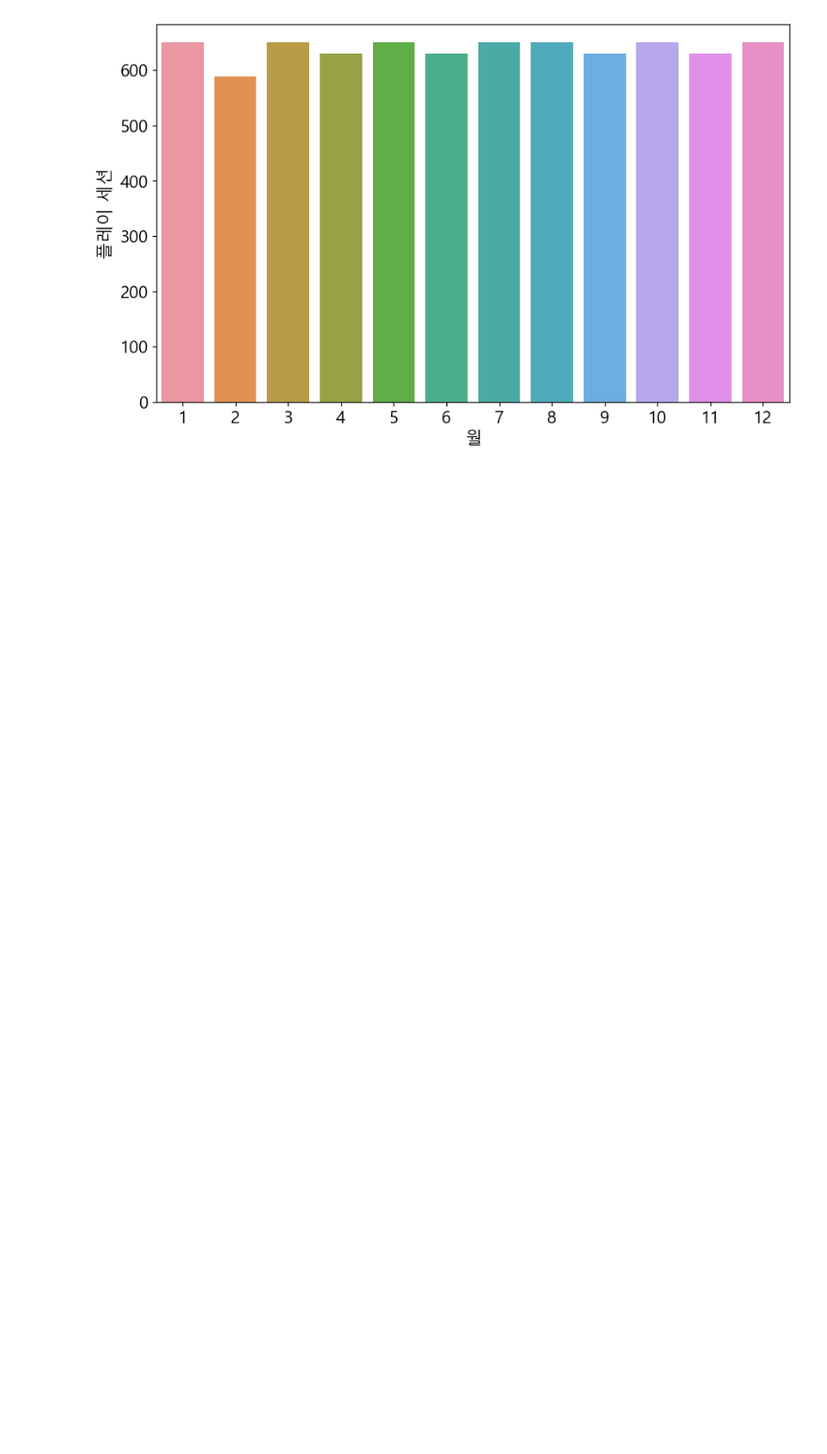
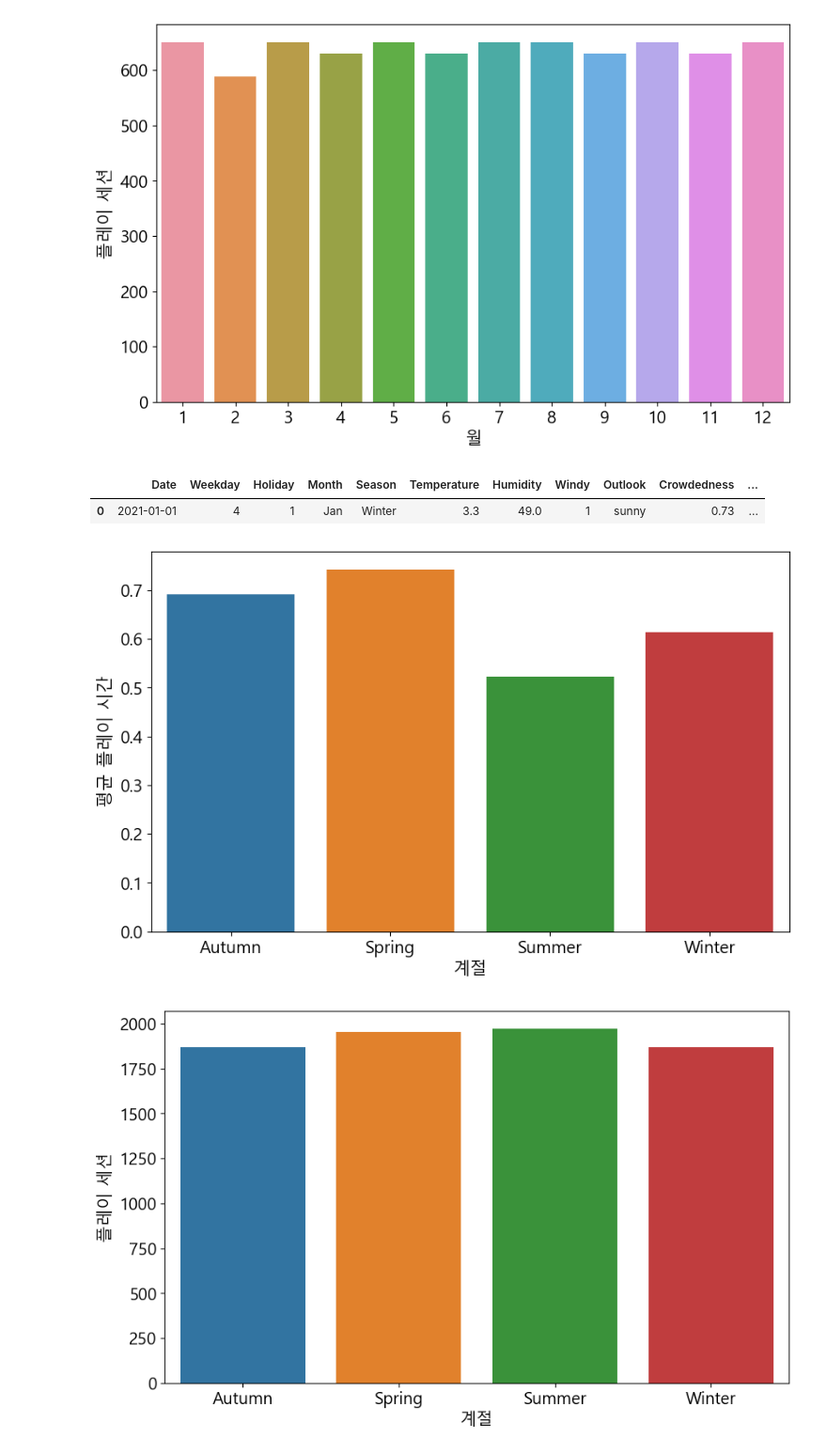
Before and after one commit to berryperi/-, a Jupyter notebook: golf/golf.ipynb, the cells around one changed output. Shown at 94% size. Saved outputs shown, nothing was run; the diff lists cells and outputs as text; code cells hidden in the pictures; blank space fills up the shorter version.

```diff
--- a/golf/golf.ipynb
+++ b/golf/golf.ipynb
@@ -190,3 +189,27 @@ plt.show()
 # %% [output]
 [figure]
 [figure]
+# %%
+golf_df.head(1)
+# %% [output]
+|  | Date | Weekday | Holiday | Month | Season | Temperature | Humidity | Windy | Outlook | Crowdedness | ... |
+| 0 | 2021-01-01 | 4 | 1 | Jan | Winter | 3.3 | 49.0 | 1 | sunny | 0.73 | ... |
+# %%
+Month_playtime = golf_df.groupby('Season')['PlayTimeHour'].mean().reset_index()
+
+plt.figure(figsize=(10, 6))
+sns.barplot(data=Month_playtime, x='Season', y='PlayTimeHour')
+plt.xlabel('계절')
+plt.ylabel('평균 플레이 시간')
+plt.show()
+
+Month_sessions = golf_df.groupby('Season')['Play'].count().reset_index()
+
+plt.figure(figsize=(10, 6))
+sns.barplot(data=Month_sessions, x='Season', y='Play')
+plt.xlabel('계절')
+plt.ylabel('플레이 세션')
+plt.show()
+# %% [output]
+[figure, added]
+[figure, added]
```
Also changed, not shown: parts of 7 cells of this notebook.
